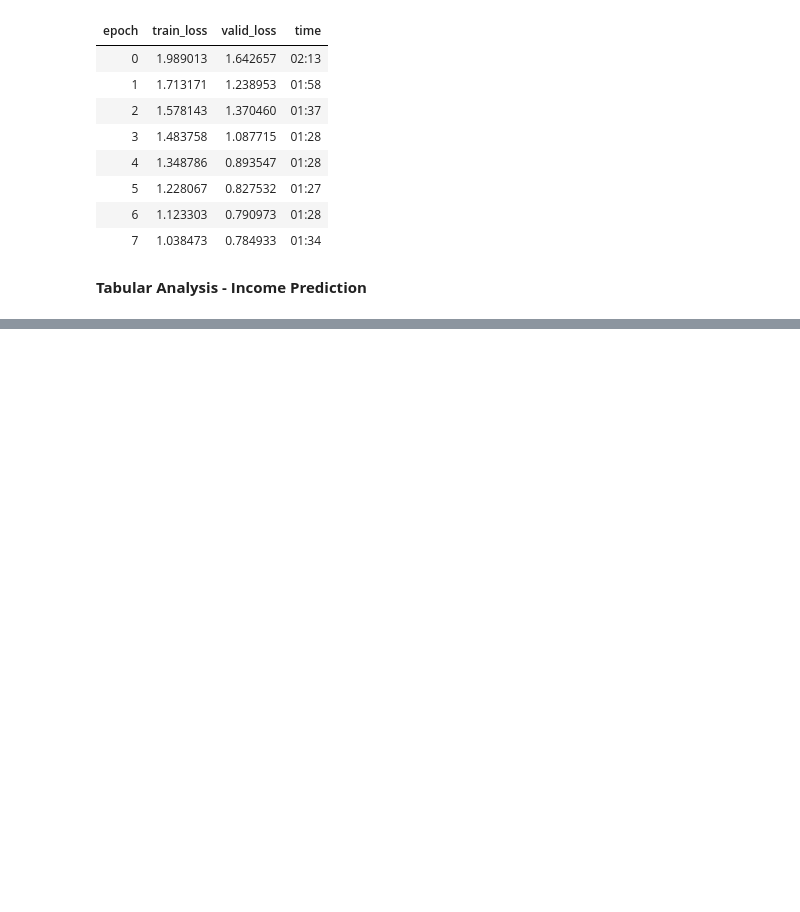
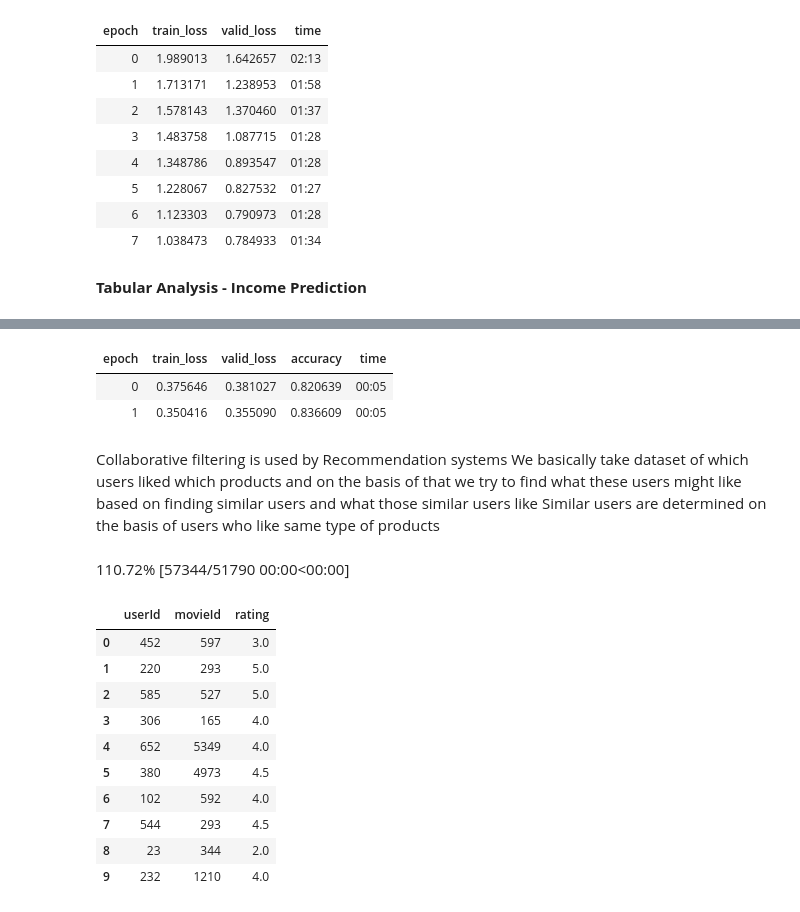
Before and after one commit to ankurmalik1978/Bird_Identification, a Jupyter notebook: Bird_Identification.ipynb, the cells around one changed output, grey strips where cells are left out. Saved outputs shown, nothing was run; the diff lists cells and outputs as text; code cells hidden in the pictures; blank space fills up the shorter version.

```diff
--- a/Bird_Identification.ipynb
+++ b/Bird_Identification.ipynb
@@ -236,3 +236,32 @@ For example, when doing 'df[col].method(value, inplace=True)', try using 'df.met
 | 7 | Private | HS-grad | Divorced | Craft-repair | Other-relative | White | False | 46.0 | ... |
 | 8 | Private | Some-college | Never-married | Craft-repair | Not-in-family | White | False | 34.0 | ... |
 | 9 | Private | Bachelors | Married-civ-spouse | Machine-op-inspct | Husband | Other | False | 33.0 | ... |
+# %%
+learn = tabular_learner(dls, metrics=accuracy)
+learn.fit_one_cycle(2)
+# %% [output]
+| epoch | train_loss | valid_loss | accuracy | time |
+| 0 | 0.375646 | 0.381027 | 0.820639 | 00:05 |
+| 1 | 0.350416 | 0.355090 | 0.836609 | 00:05 |
+# %% [markdown]
+Collaborative filtering is used by Recommendation systems
+We basically take dataset of which users liked which products and on the basis of that we try to find what these users might like based on finding similar users and what those similar users like
+Similar users are determined on the basis of users who like same type of products
+# %%
+from fastai.collab import *
+path = untar_data(URLs.ML_SAMPLE)
+dls = CollabDataLoaders.from_csv(path/'ratings.csv')
+dls.show_batch()
+# %% [output]
+110.72% [57344/51790 00:00<00:00]
+|  | userId | movieId | rating |
+| 0 | 452 | 597 | 3.0 |
+| 1 | 220 | 293 | 5.0 |
+| 2 | 585 | 527 | 5.0 |
+| 3 | 306 | 165 | 4.0 |
+| 4 | 652 | 5349 | 4.0 |
+| 5 | 380 | 4973 | 4.5 |
+| 6 | 102 | 592 | 4.0 |
+| 7 | 544 | 293 | 4.5 |
+| 8 | 23 | 344 | 2.0 |
+| 9 | 232 | 1210 | 4.0 |
```
Also changed, not shown: parts of 1 cell of this notebook.
